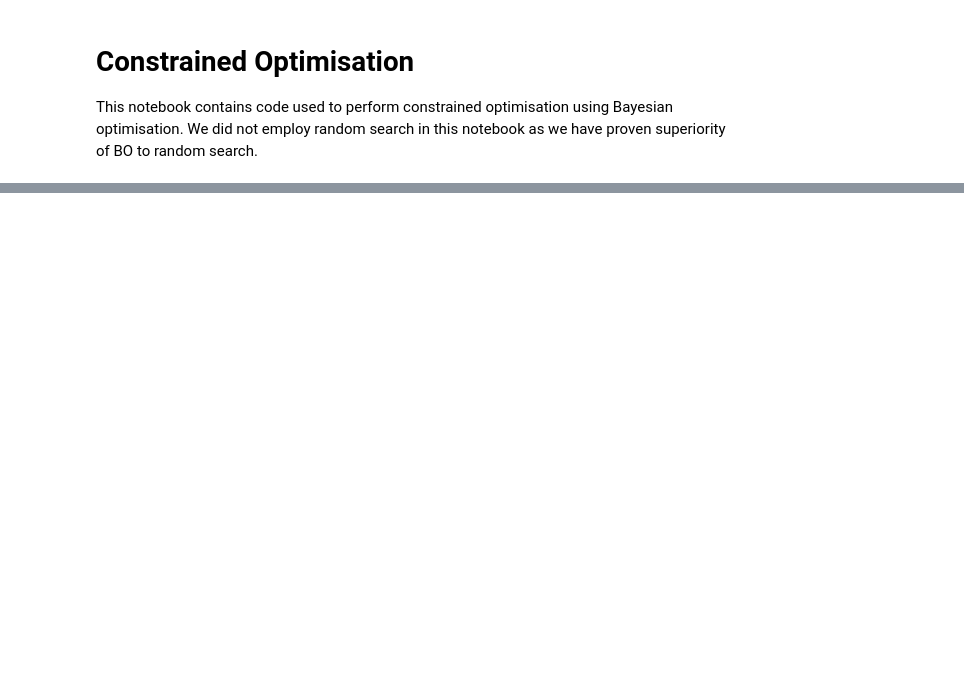
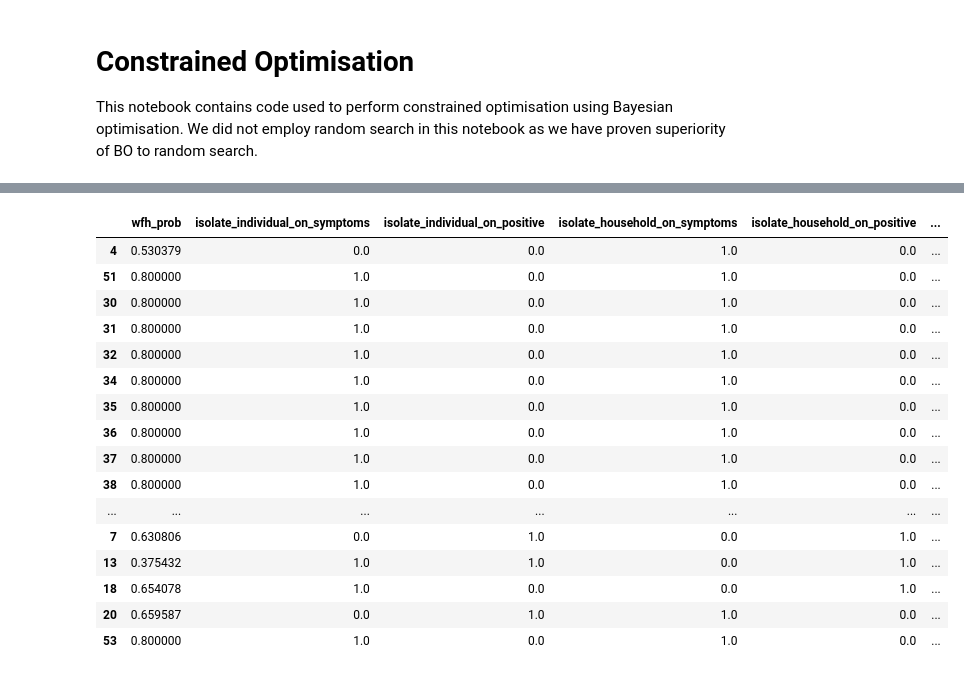
Before and after one commit to maleakhiw/gaussian-processes-tti-explorer, a Jupyter notebook: notebooks/constrained-strategy-optimisation.ipynb, the cells around one changed output, grey strips where cells are left out. Cells and saved outputs as stored; diff of their text form; code cells hidden in the pictures; blank space fills up the shorter version.

```diff
--- a/notebooks/constrained-strategy-optimisation.ipynb
+++ b/notebooks/constrained-strategy-optimisation.ipynb
@@ -46,0 +617,26 @@ nppl = 120
+# %%
+## Sort policies result
+# df_ei = pd.read_csv("../results/ei-bo-constrained.csv")
+# df_nlcb = pd.read_csv("../results/nlcb-bo-constrained.csv")
+# df_pi = pd.read_csv("../results/pi-bo-constrained.csv")
+
+cols = df_ei.columns[1:]
+df_ei[cols].sort_values("Effective R").head(50)
+# %% [output]
+|  | wfh_prob | isolate_individual_on_symptoms | isolate_individual_on_positive | isolate_household_on_symptoms | isolate_household_on_positive | ... |
+| 4 | 0.530379 | 0.0 | 0.0 | 1.0 | 0.0 | ... |
+| 51 | 0.800000 | 1.0 | 0.0 | 1.0 | 0.0 | ... |
+| 30 | 0.800000 | 1.0 | 0.0 | 1.0 | 0.0 | ... |
+| 31 | 0.800000 | 1.0 | 0.0 | 1.0 | 0.0 | ... |
+| 32 | 0.800000 | 1.0 | 0.0 | 1.0 | 0.0 | ... |
+| 34 | 0.800000 | 1.0 | 0.0 | 1.0 | 0.0 | ... |
+| 35 | 0.800000 | 1.0 | 0.0 | 1.0 | 0.0 | ... |
+| 36 | 0.800000 | 1.0 | 0.0 | 1.0 | 0.0 | ... |
+| 37 | 0.800000 | 1.0 | 0.0 | 1.0 | 0.0 | ... |
+| 38 | 0.800000 | 1.0 | 0.0 | 1.0 | 0.0 | ... |
+| ... | ... | ... | ... | ... | ... | ... |
+| 7 | 0.630806 | 0.0 | 1.0 | 0.0 | 1.0 | ... |
+| 13 | 0.375432 | 1.0 | 1.0 | 0.0 | 1.0 | ... |
+| 18 | 0.654078 | 1.0 | 0.0 | 0.0 | 1.0 | ... |
+| 20 | 0.659587 | 0.0 | 1.0 | 1.0 | 0.0 | ... |
+| 53 | 0.800000 | 1.0 | 0.0 | 1.0 | 0.0 | ... |
```
Also changed, not shown: parts of 39 cells of this notebook, 6 other files.
